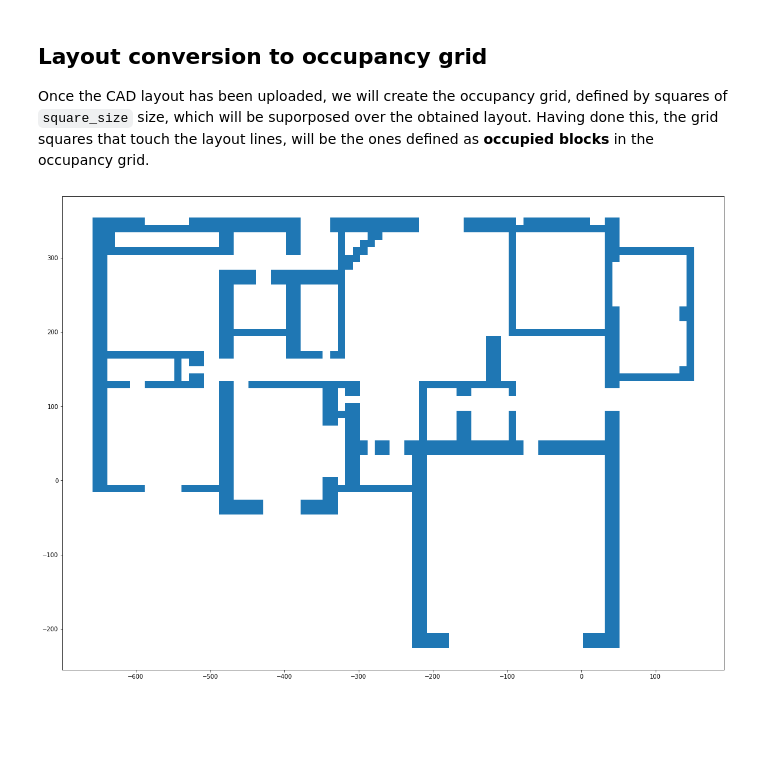
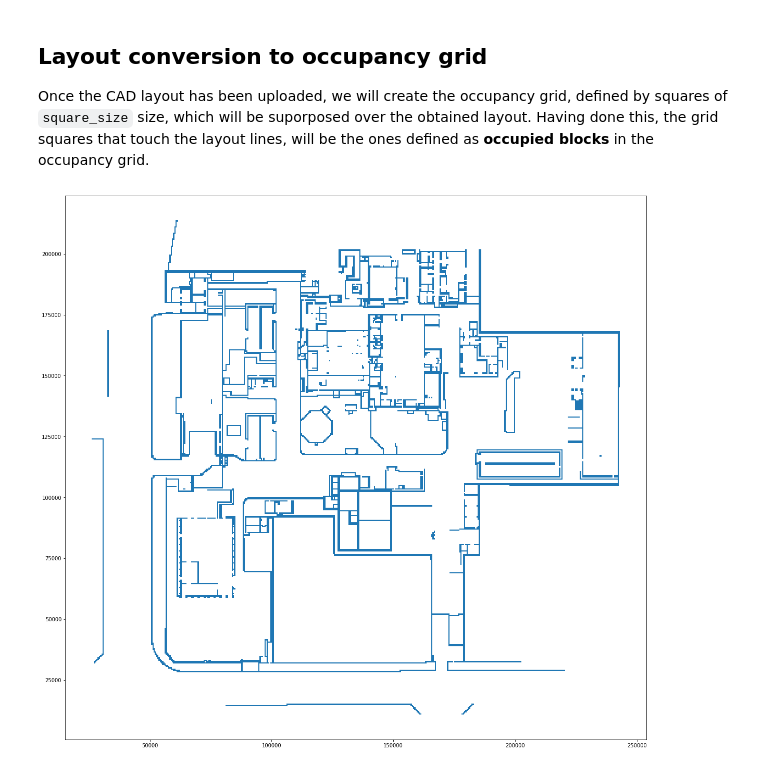
Before and after one commit to ekumenlabs/Frontier-Exploration-with-a-prior, a Jupyter notebook: Notebooks/DXFsandbox.ipynb, the cells around one changed output. Saved outputs shown, nothing was run; the diff lists cells and outputs as text; code cells hidden in the pictures; blank space fills up the shorter version.

```diff
--- a/Notebooks/DXFsandbox.ipynb
+++ b/Notebooks/DXFsandbox.ipynb
@@ -32,10 +35,10 @@ layout_reader.clean_and_save("/content/drive/MyDrive/Proyecto final/Floor plan.d
 Once the CAD layout has been uploaded, we will create the occupancy grid, defined by squares of `square_size` size, which will be suporposed over the obtained layout.
 Having done this, the grid squares that touch the layout lines, will be the ones defined as **occupied blocks** in the occupancy grid.
 # %%
-occupancy_df = OccupancyDataFrame("/content/drive/MyDrive/Proyecto final/Floor plan clean.dxf")
+occupancy_df = OccupancyDataFrame("/content/drive/MyDrive/Proyecto final/Planta Murguiondo_clean.dxf", square_size=500)
 occupancy_df.plot(figsize=(20,20))
 # %% [output]
-[figure, old version]
+[figure, new version]
 # %%
 occupancy_df.occupancy_df
 # %% [output]
```
Also changed, not shown: parts of 4 cells of this notebook, 1 other file.
